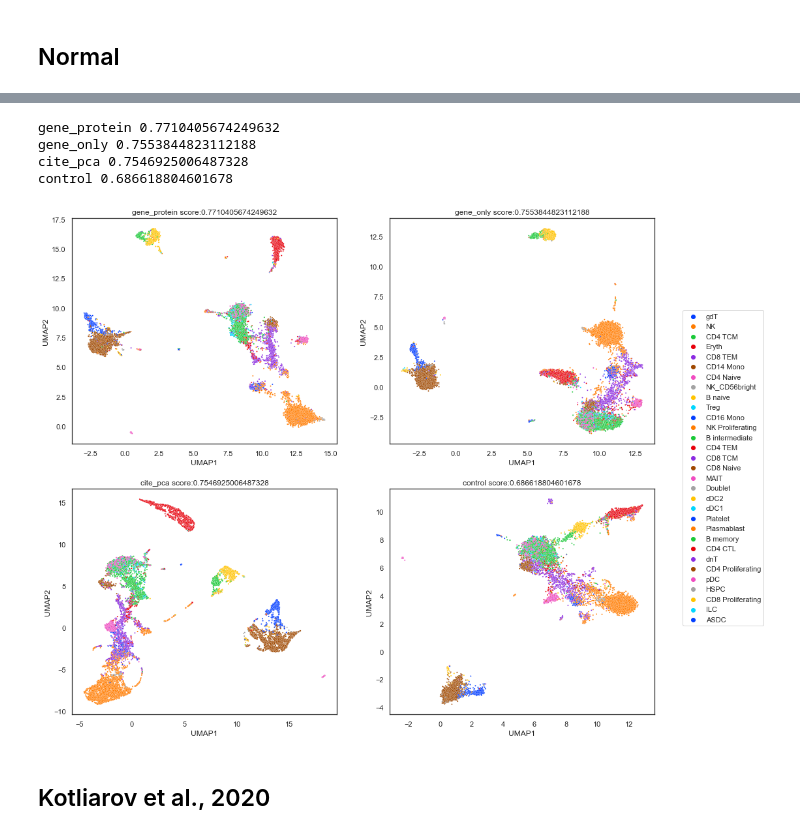
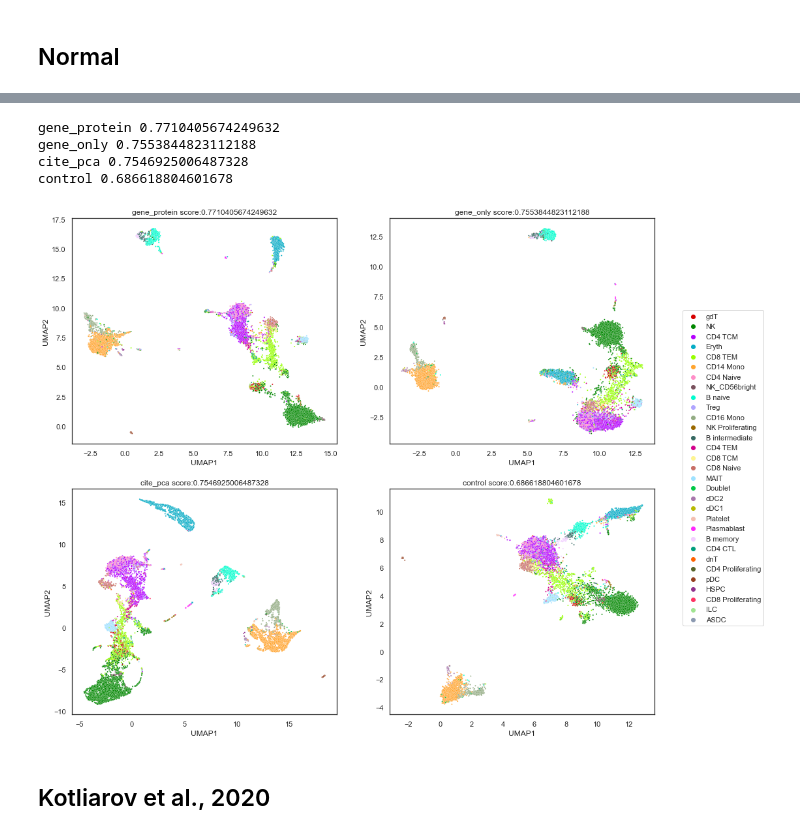
Before and after one commit to TingWeee/scMultiomics_DeepLearning, a Jupyter notebook: Analysis Plots.ipynb, the cells around one changed output, grey strips where cells are left out. Saved outputs shown, nothing was run; the diff lists cells and outputs as text; code cells hidden in the pictures.

```diff
--- a/Analysis Plots.ipynb
+++ b/Analysis Plots.ipynb
@@ -83,11 +109,11 @@ control 0.6971657424522489
 # %%
-plotReloadedObj("saved_datasetObjs/GSM5073072.pickle",'predicted.celltype.l2')
+plotReloadedObj("saved_datasetObjs/GSM5073072.pickle",'predicted.celltype.l2', colormap = cc.glasbey_light, saveplot ="figures/GSM5073072.png")
 # %% [output]
 gene_protein 0.7710405674249632
 gene_only 0.7553844823112188
 cite_pca 0.7546925006487328
 control 0.686618804601678
-[figure, old version]
+[figure, new version]
 # %% [markdown]
 ## Kotliarov et al., 2020
 # %%
```
Also changed, not shown: parts of 15 cells of this notebook, 12 other files.
